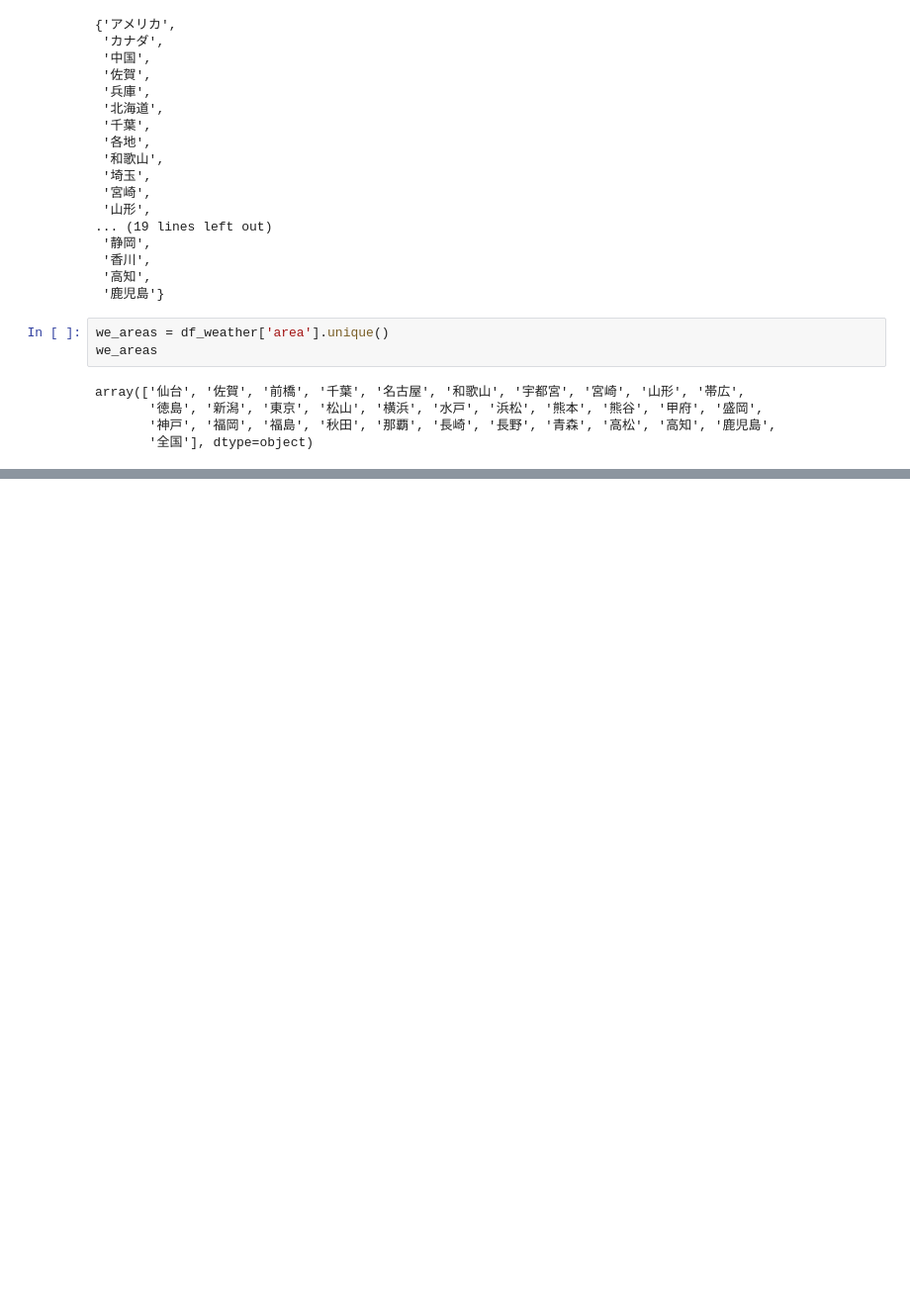
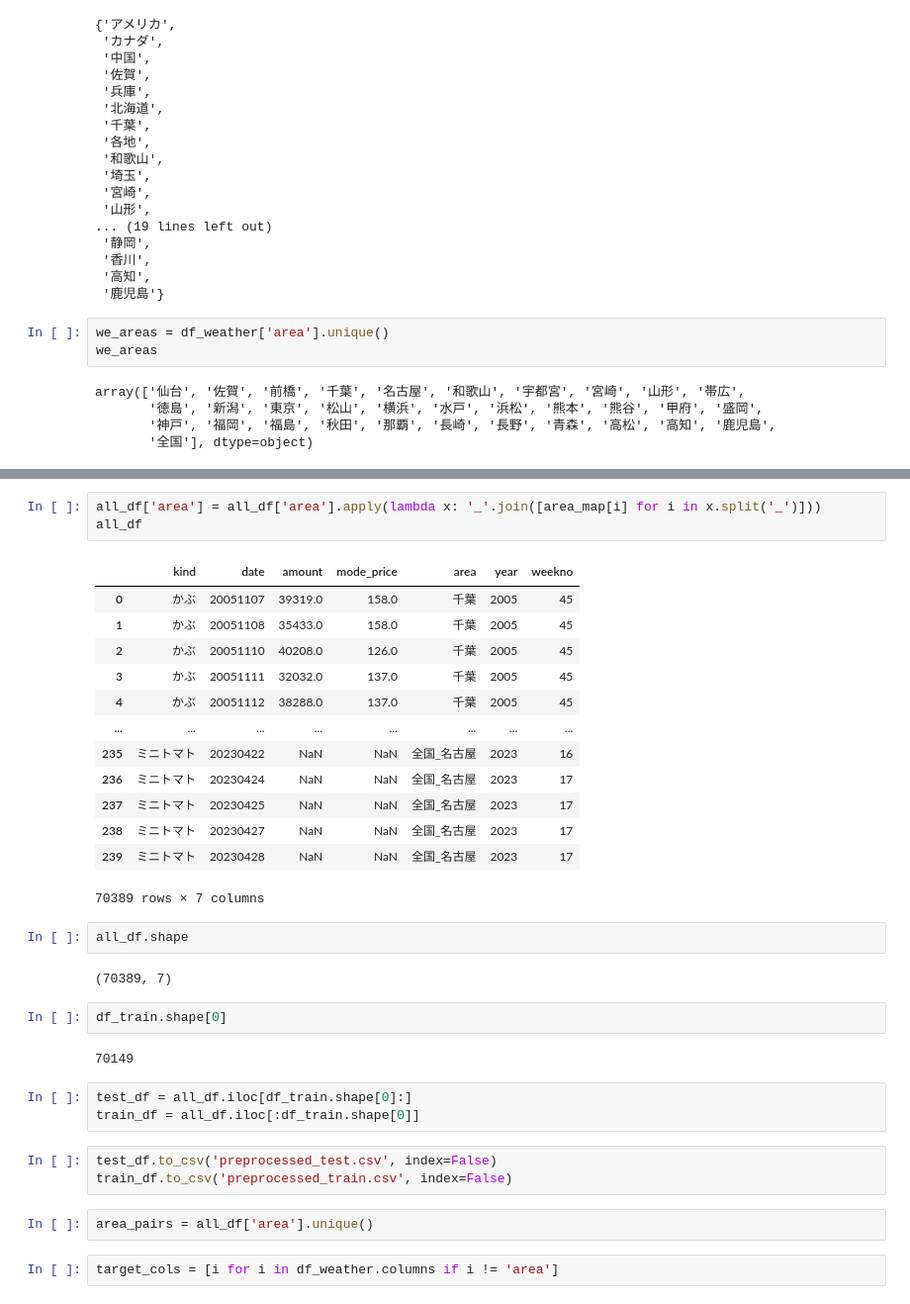
Before and after one commit to o-yuji/nishika_yasai2023, a Jupyter notebook: yasai.ipynb, the cells around one changed output, grey strips where cells are left out. Shown: that part at 99% size. Drawn from its saved outputs; the diff is of its cells as text; blank space fills up the shorter version.

Commit message:
end_preprocess

```diff
--- a/yasai.ipynb
+++ b/yasai.ipynb
@@ -155,0 +178,35 @@ area_map
+# %%
+all_df['area'] = all_df['area'].apply(lambda x: '_'.join([area_map[i] for i in x.split('_')]))
+all_df
+# %% [output]
+|  | kind | date | amount | mode_price | area | year | weekno |
+| 0 | かぶ | 20051107 | 39319.0 | 158.0 | 千葉 | 2005 | 45 |
+| 1 | かぶ | 20051108 | 35433.0 | 158.0 | 千葉 | 2005 | 45 |
+| 2 | かぶ | 20051110 | 40208.0 | 126.0 | 千葉 | 2005 | 45 |
+| 3 | かぶ | 20051111 | 32032.0 | 137.0 | 千葉 | 2005 | 45 |
+| 4 | かぶ | 20051112 | 38288.0 | 137.0 | 千葉 | 2005 | 45 |
+| ... | ... | ... | ... | ... | ... | ... | ... |
+| 235 | ミニトマト | 20230422 | NaN | NaN | 全国_名古屋 | 2023 | 16 |
+| 236 | ミニトマト | 20230424 | NaN | NaN | 全国_名古屋 | 2023 | 17 |
+| 237 | ミニトマト | 20230425 | NaN | NaN | 全国_名古屋 | 2023 | 17 |
+| 238 | ミニトマト | 20230427 | NaN | NaN | 全国_名古屋 | 2023 | 17 |
+| 239 | ミニトマト | 20230428 | NaN | NaN | 全国_名古屋 | 2023 | 17 |
+70389 rows × 7 columns
+# %%
+all_df.shape
+# %% [output]
+(70389, 7)
+# %%
+df_train.shape[0]
+# %% [output]
+70149
+# %%
+test_df = all_df.iloc[df_train.shape[0]:]
+train_df = all_df.iloc[:df_train.shape[0]]
+# %%
+test_df.to_csv('preprocessed_test.csv', index=False)
+train_df.to_csv('preprocessed_train.csv', index=False)
+# %%
+area_pairs = all_df['area'].unique()
+# %%
+target_cols = [i for i in df_weather.columns if i != 'area']
```
Also changed, not shown: parts of 6 cells of this notebook, 2 other files.
